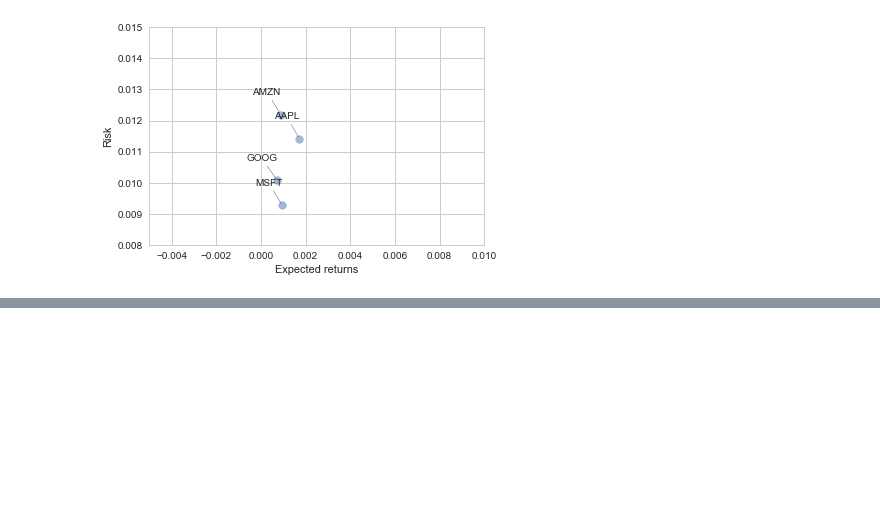
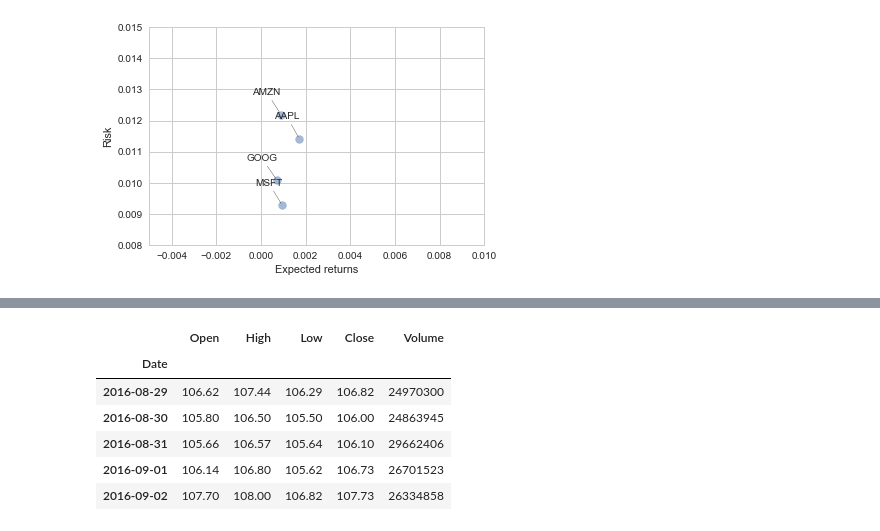
Before and after one commit to wordpray/study_udemy, a Jupyter notebook: Lec60-65_株価のデータ解析.ipynb, the cells around one changed output, grey strips where cells are left out. Drawn from its saved outputs; the diff is of its cells as text; code cells hidden in the pictures; blank space fills up the shorter version.

```diff
--- a/Lec60-65_株価のデータ解析.ipynb
+++ b/Lec60-65_株価のデータ解析.ipynb
@@ -193,0 +241,10 @@ for label, x, y in zip(rets.columns, rets.mean(), rets.std()):
+# %%
+GOOG.head()
+# %% [output]
+|  | Open | High | Low | Close | Volume |
+| Date |  |  |  |  |  |
+| 2016-08-29 | 106.62 | 107.44 | 106.29 | 106.82 | 24970300 |
+| 2016-08-30 | 105.80 | 106.50 | 105.50 | 106.00 | 24863945 |
+| 2016-08-31 | 105.66 | 106.57 | 105.64 | 106.10 | 29662406 |
+| 2016-09-01 | 106.14 | 106.80 | 105.62 | 106.73 | 26701523 |
+| 2016-09-02 | 107.70 | 108.00 | 106.82 | 107.73 | 26334858 |
```
Also changed, not shown: parts of 11 cells of this notebook.
